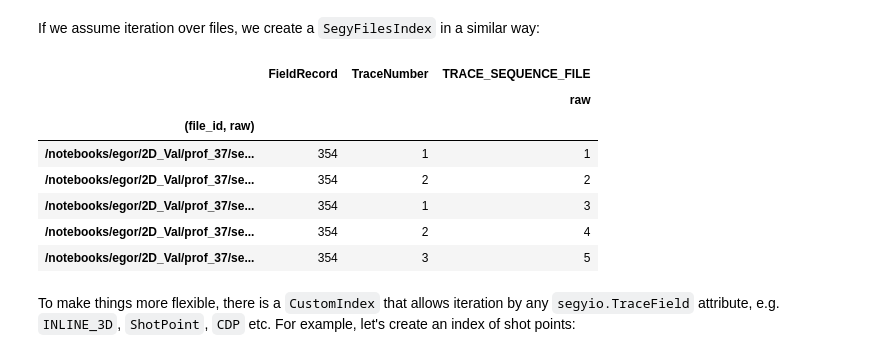
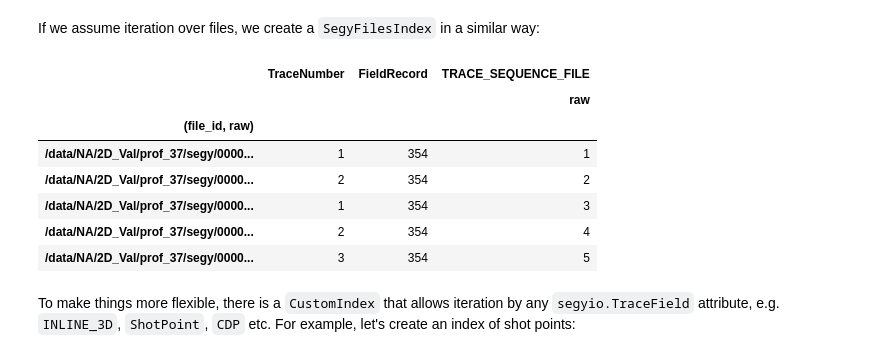
Before and after one commit to learnserd/SeismicPro, a Jupyter notebook: tutorials/1.Index.ipynb, the cells around one changed output. Saved outputs shown, nothing was run; the diff lists cells and outputs as text; code cells hidden in the pictures.

Commit message:
fix paths in tutotials

````diff
--- a/tutorials/1.Index.ipynb
+++ b/tutorials/1.Index.ipynb
@@ -104,17 +104,17 @@ index_ffid.head()
 # %% [markdown]
 If we assume iteration over files, we create a ```SegyFilesIndex``` in a similar way:
 # %%
-index_files = SegyFilesIndex(name='raw', path='/notebooks/egor/2D_Val/prof_37/segy/*.sgy')
+index_files = SegyFilesIndex(name='raw', path='/data/NA/2D_Val/prof_37/segy/*.sgy')
 index_files.head()
 # %% [output]
-|  | FieldRecord | TraceNumber | TRACE_SEQUENCE_FILE |
+|  | TraceNumber | FieldRecord | TRACE_SEQUENCE_FILE |
 |  |  |  | raw |
 | (file_id, raw) |  |  |  |
-| /notebooks/egor/2D_Val/prof_37/se... | 354 | 1 | 1 |
-| /notebooks/egor/2D_Val/prof_37/se... | 354 | 2 | 2 |
-| /notebooks/egor/2D_Val/prof_37/se... | 354 | 1 | 3 |
-| /notebooks/egor/2D_Val/prof_37/se... | 354 | 2 | 4 |
-| /notebooks/egor/2D_Val/prof_37/se... | 354 | 3 | 5 |
+| /data/NA/2D_Val/prof_37/segy/0000... | 1 | 354 | 1 |
+| /data/NA/2D_Val/prof_37/segy/0000... | 2 | 354 | 2 |
+| /data/NA/2D_Val/prof_37/segy/0000... | 1 | 354 | 3 |
+| /data/NA/2D_Val/prof_37/segy/0000... | 2 | 354 | 4 |
+| /data/NA/2D_Val/prof_37/segy/0000... | 3 | 354 | 5 |
 # %% [markdown]
 To make things more flexible, there is a ```CustomIndex``` that allows iteration by any ```segyio.TraceField``` attribute, e.g. ```INLINE_3D```, ```ShotPoint```, ```CDP``` etc. For example, let's create an index of shot points:
 # %%
````
Also changed, not shown: parts of 19 cells of this notebook, 1 other file.
